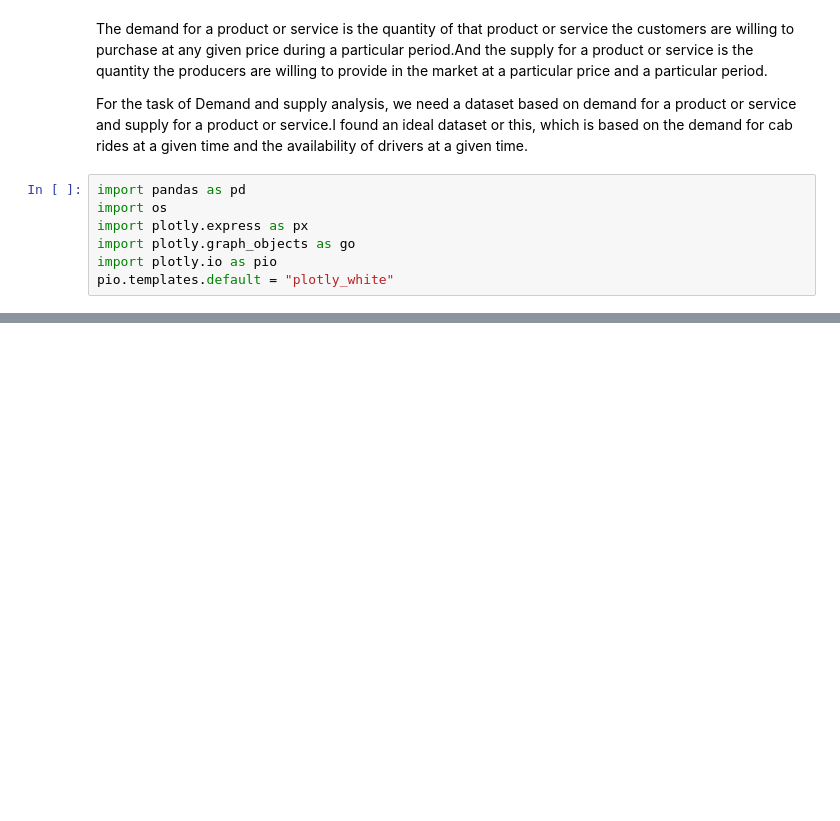
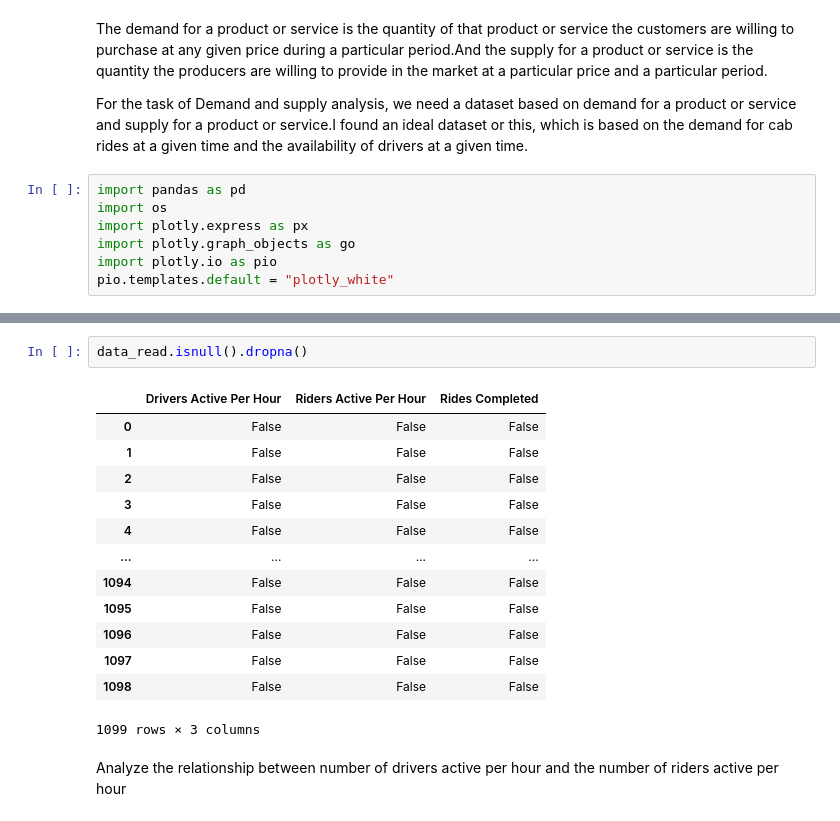
Before and after one commit to geetika1503/Demand-Supply-Analysis, a Jupyter notebook: demands.ipynb, the cells around one changed output, grey strips where cells are left out. Saved outputs shown, nothing was run; the diff lists cells and outputs as text; blank space fills up the shorter version.

```diff
--- a/demands.ipynb
+++ b/demands.ipynb
@@ -29,0 +37,18 @@ data_read
+# %%
+data_read.isnull().dropna()
+# %% [output]
+|  | Drivers Active Per Hour | Riders Active Per Hour | Rides Completed |
+| 0 | False | False | False |
+| 1 | False | False | False |
+| 2 | False | False | False |
+| 3 | False | False | False |
+| 4 | False | False | False |
+| ... | ... | ... | ... |
+| 1094 | False | False | False |
+| 1095 | False | False | False |
+| 1096 | False | False | False |
+| 1097 | False | False | False |
+| 1098 | False | False | False |
+1099 rows × 3 columns
+# %% [markdown]
+Analyze the relationship between number of drivers active per hour and the number of riders active per hour
```
Also changed, not shown: parts of 11 cells of this notebook.
